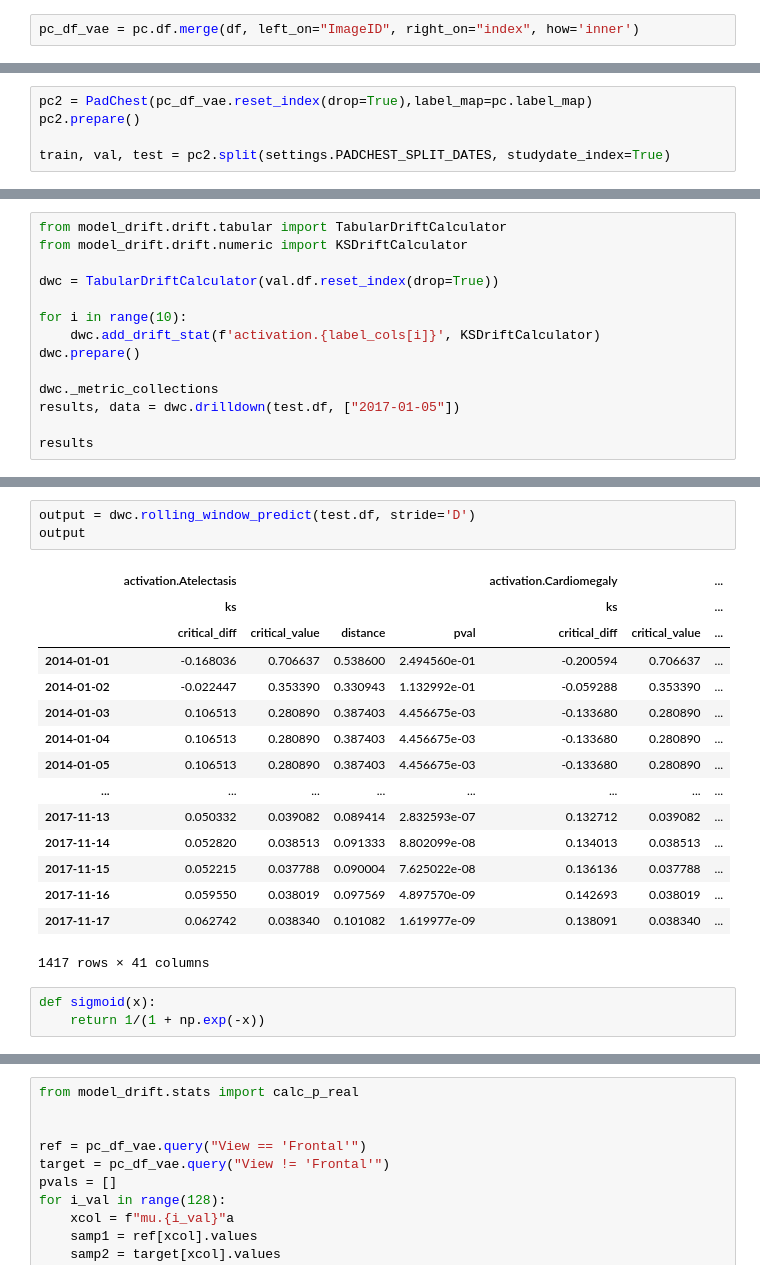
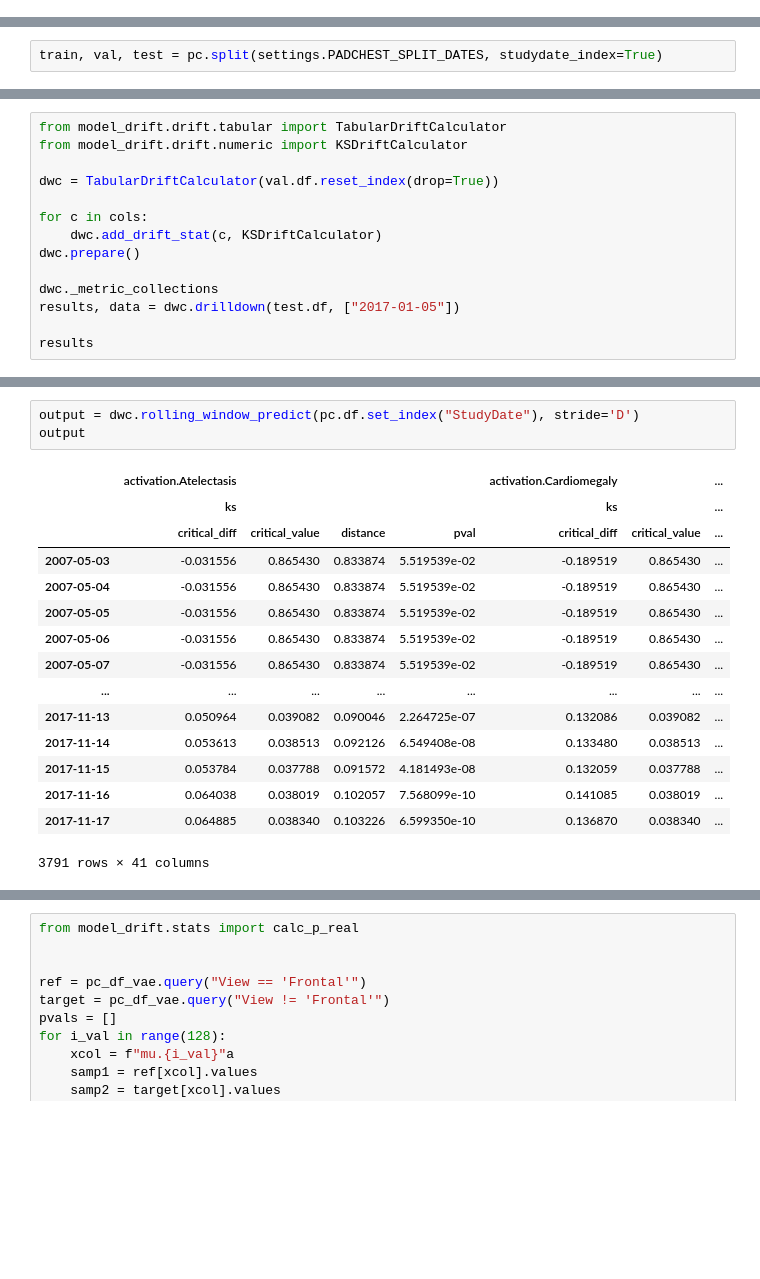
Before and after one commit to microsoft/MedImaging-ModelDriftMonitoring, a Jupyter notebook: experiments/experiment3_output_analysis/score_based_drift.ipynb, the cells around one changed output, grey strips where cells are left out. Saved outputs shown, nothing was run; the diff lists cells and outputs as text; blank space fills up the shorter version.

```diff
--- a/experiments/experiment3_output_analysis/score_based_drift.ipynb
+++ b/experiments/experiment3_output_analysis/score_based_drift.ipynb
@@ -86,2 +47,0 @@ pc.merge(df, left_on="ImageID", right_on="index", how='inner')
-# %%
-pc_df_vae = pc.df.merge(df, left_on="ImageID", right_on="index", how='inner')
@@ -146,5 +62,2 @@ fig.subplots_adjust(top=.95)
 # %%
-pc2 = PadChest(pc_df_vae.reset_index(drop=True),label_map=pc.label_map)
-pc2.prepare()
-
-train, val, test = pc2.split(settings.PADCHEST_SPLIT_DATES, studydate_index=True)
+train, val, test = pc.split(settings.PADCHEST_SPLIT_DATES, studydate_index=True)
@@ -165,8 +67,8 @@ from model_drift.drift.numeric import KSDriftCalculator
 
 dwc = TabularDriftCalculator(val.df.reset_index(drop=True))
 
-for i in range(10):
-    dwc.add_drift_stat(f'activation.{label_cols[i]}', KSDriftCalculator)
+for c in cols:
+    dwc.add_drift_stat(c, KSDriftCalculator)
 dwc.prepare()
 
 dwc._metric_collections
@@ -193,23 +95,20 @@ results
 | count |  |  | 8.030000e+02 |
 # %%
-output = dwc.rolling_window_predict(test.df, stride='D')
+output = dwc.rolling_window_predict(pc.df.set_index("StudyDate"), stride='D')
 output
 # %% [output]
 |  | activation.Atelectasis |  |  |  | activation.Cardiomegaly |  | ... |
 |  | ks |  |  |  | ks |  | ... |
 |  | critical_diff | critical_value | distance | pval | critical_diff | critical_value | ... |
-| 2014-01-01 | -0.168036 | 0.706637 | 0.538600 | 2.494560e-01 | -0.200594 | 0.706637 | ... |
-| 2014-01-02 | -0.022447 | 0.353390 | 0.330943 | 1.132992e-01 | -0.059288 | 0.353390 | ... |
-| 2014-01-03 | 0.106513 | 0.280890 | 0.387403 | 4.456675e-03 | -0.133680 | 0.280890 | ... |
-| 2014-01-04 | 0.106513 | 0.280890 | 0.387403 | 4.456675e-03 | -0.133680 | 0.280890 | ... |
-| 2014-01-05 | 0.106513 | 0.280890 | 0.387403 | 4.456675e-03 | -0.133680 | 0.280890 | ... |
+| 2007-05-03 | -0.031556 | 0.865430 | 0.833874 | 5.519539e-02 | -0.189519 | 0.865430 | ... |
+| 2007-05-04 | -0.031556 | 0.865430 | 0.833874 | 5.519539e-02 | -0.189519 | 0.865430 | ... |
+| 2007-05-05 | -0.031556 | 0.865430 | 0.833874 | 5.519539e-02 | -0.189519 | 0.865430 | ... |
+| 2007-05-06 | -0.031556 | 0.865430 | 0.833874 | 5.519539e-02 | -0.189519 | 0.865430 | ... |
+| 2007-05-07 | -0.031556 | 0.865430 | 0.833874 | 5.519539e-02 | -0.189519 | 0.865430 | ... |
 | ... | ... | ... | ... | ... | ... | ... | ... |
-| 2017-11-13 | 0.050332 | 0.039082 | 0.089414 | 2.832593e-07 | 0.132712 | 0.039082 | ... |
-| 2017-11-14 | 0.052820 | 0.038513 | 0.091333 | 8.802099e-08 | 0.134013 | 0.038513 | ... |
-| 2017-11-15 | 0.052215 | 0.037788 | 0.090004 | 7.625022e-08 | 0.136136 | 0.037788 | ... |
-| 2017-11-16 | 0.059550 | 0.038019 | 0.097569 | 4.897570e-09 | 0.142693 | 0.038019 | ... |
-| 2017-11-17 | 0.062742 | 0.038340 | 0.101082 | 1.619977e-09 | 0.138091 | 0.038340 | ... |
+| 2017-11-13 | 0.050964 | 0.039082 | 0.090046 | 2.264725e-07 | 0.132086 | 0.039082 | ... |
+| 2017-11-14 | 0.053613 | 0.038513 | 0.092126 | 6.549408e-08 | 0.133480 | 0.038513 | ... |
+| 2017-11-15 | 0.053784 | 0.037788 | 0.091572 | 4.181493e-08 | 0.132059 | 0.037788 | ... |
+| 2017-11-16 | 0.064038 | 0.038019 | 0.102057 | 7.568099e-10 | 0.141085 | 0.038019 | ... |
+| 2017-11-17 | 0.064885 | 0.038340 | 0.103226 | 6.599350e-10 | 0.136870 | 0.038340 | ... |
-1417 rows × 41 columns
+3791 rows × 41 columns
-# %%
-def sigmoid(x):
-    return 1/(1 + np.exp(-x))
```
Also changed, not shown: parts of 15 cells of this notebook, 29 other files.
